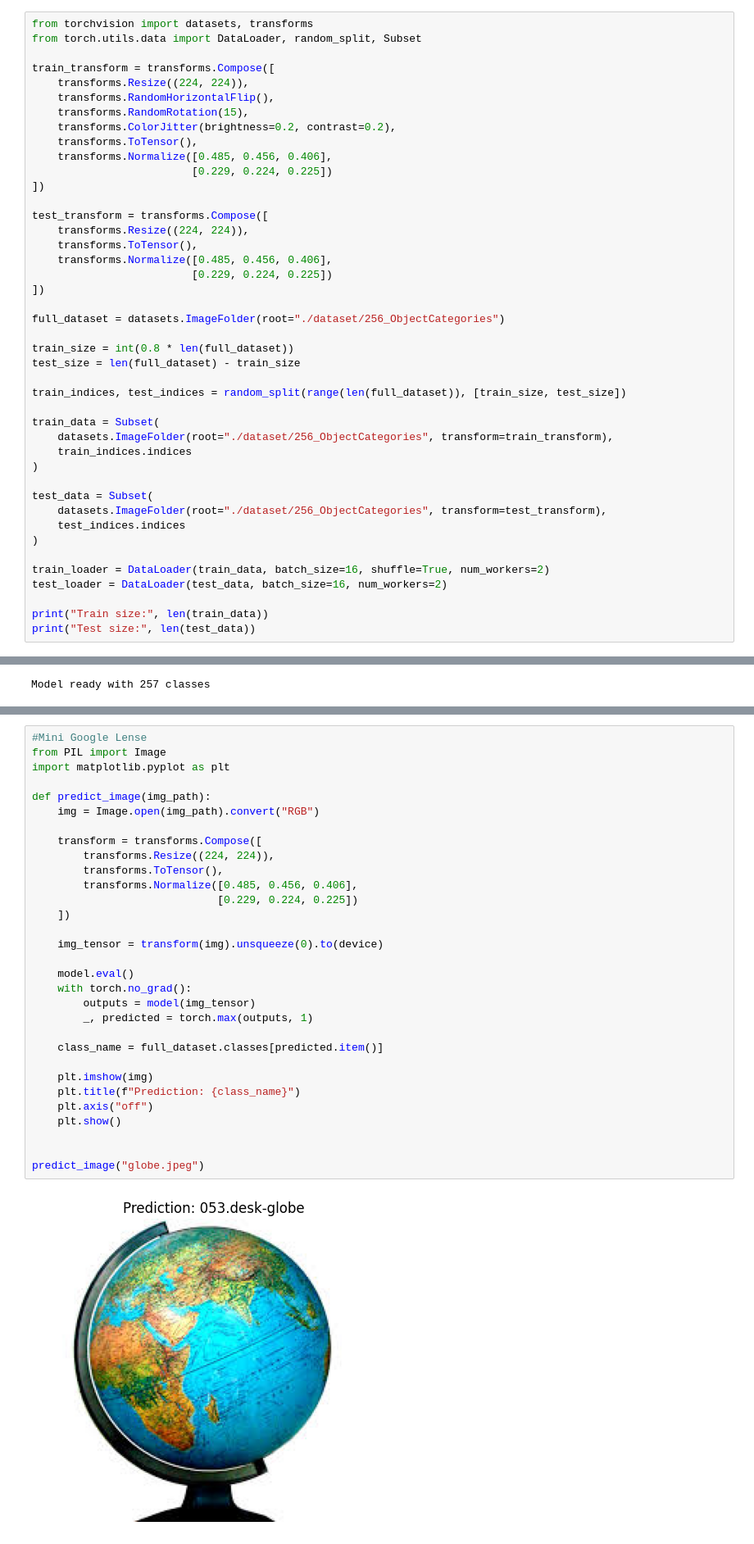
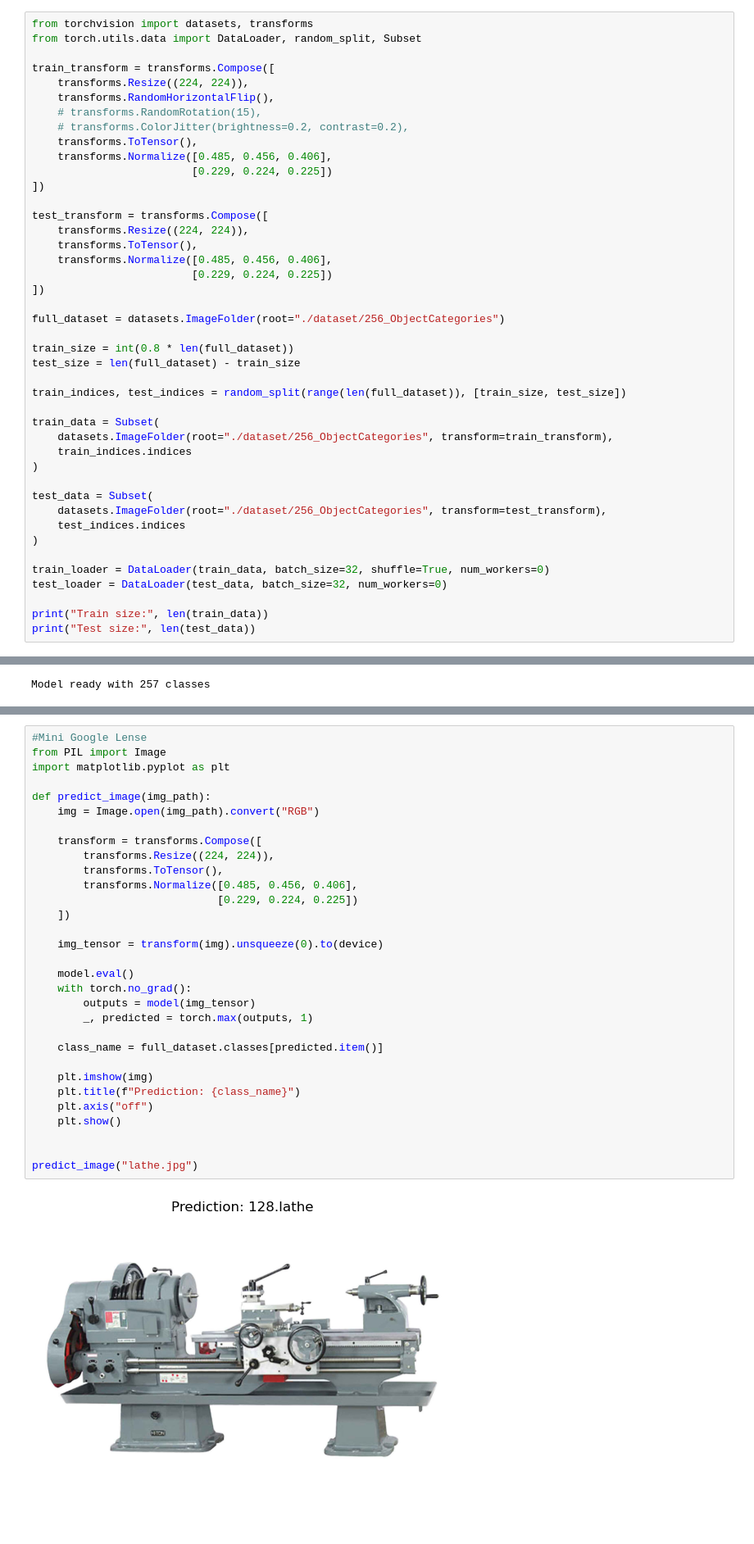
Before and after one commit to tirthankar27/Mini-Google-Lens, a Jupyter notebook: Mini_Google_Lens.ipynb, the cells around one changed output, grey strips where cells are left out. Shown at 82% size. Saved outputs shown, nothing was run; the diff lists cells and outputs as text; blank space fills up the shorter version.

```diff
--- a/Mini_Google_Lens.ipynb
+++ b/Mini_Google_Lens.ipynb
@@ -29,8 +31,8 @@ from torch.utils.data import DataLoader, random_split, Subset
 train_transform = transforms.Compose([
     transforms.Resize((224, 224)),
     transforms.RandomHorizontalFlip(),
-    transforms.RandomRotation(15),
-    transforms.ColorJitter(brightness=0.2, contrast=0.2),
+    # transforms.RandomRotation(15),
+    # transforms.ColorJitter(brightness=0.2, contrast=0.2),
     transforms.ToTensor(),
     transforms.Normalize([0.485, 0.456, 0.406],
                          [0.229, 0.224, 0.225])
@@ -60,8 +62,8 @@ test_data = Subset(
     test_indices.indices
 )
 
-train_loader = DataLoader(train_data, batch_size=16, shuffle=True, num_workers=2)
-test_loader = DataLoader(test_data, batch_size=16, num_workers=2)
+train_loader = DataLoader(train_data, batch_size=32, shuffle=True, num_workers=0)
+test_loader = DataLoader(test_data, batch_size=32, num_workers=0)
 
 print("Train size:", len(train_data))
 print("Test size:", len(test_data))
@@ -154,32 +164,32 @@ print("Accuracy:", 100 * correct / total, "%")
 #Mini Google Lense
 from PIL import Image
 import matplotlib.pyplot as plt
 
 def predict_image(img_path):
     img = Image.open(img_path).convert("RGB")
 
     transform = transforms.Compose([
         transforms.Resize((224, 224)),
         transforms.ToTensor(),
         transforms.Normalize([0.485, 0.456, 0.406],
                              [0.229, 0.224, 0.225])
     ])
 
     img_tensor = transform(img).unsqueeze(0).to(device)
 
     model.eval()
     with torch.no_grad():
         outputs = model(img_tensor)
         _, predicted = torch.max(outputs, 1)
 
     class_name = full_dataset.classes[predicted.item()]
 
     plt.imshow(img)
     plt.title(f"Prediction: {class_name}")
     plt.axis("off")
     plt.show()
 
 
-predict_image("globe.jpeg")
+predict_image("lathe.jpg")
 # %% [output]
-[figure, old version]
+[figure, new version]
```
Also changed, not shown: parts of 3 cells of this notebook.
